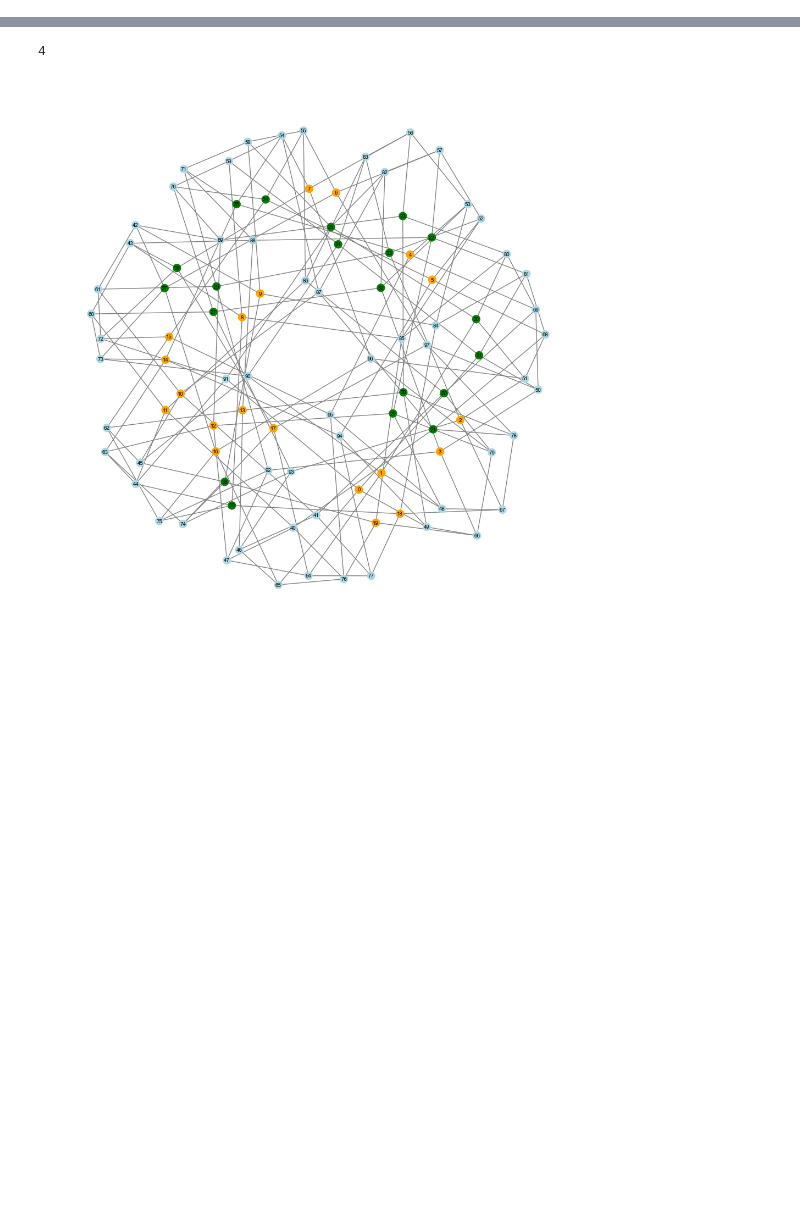
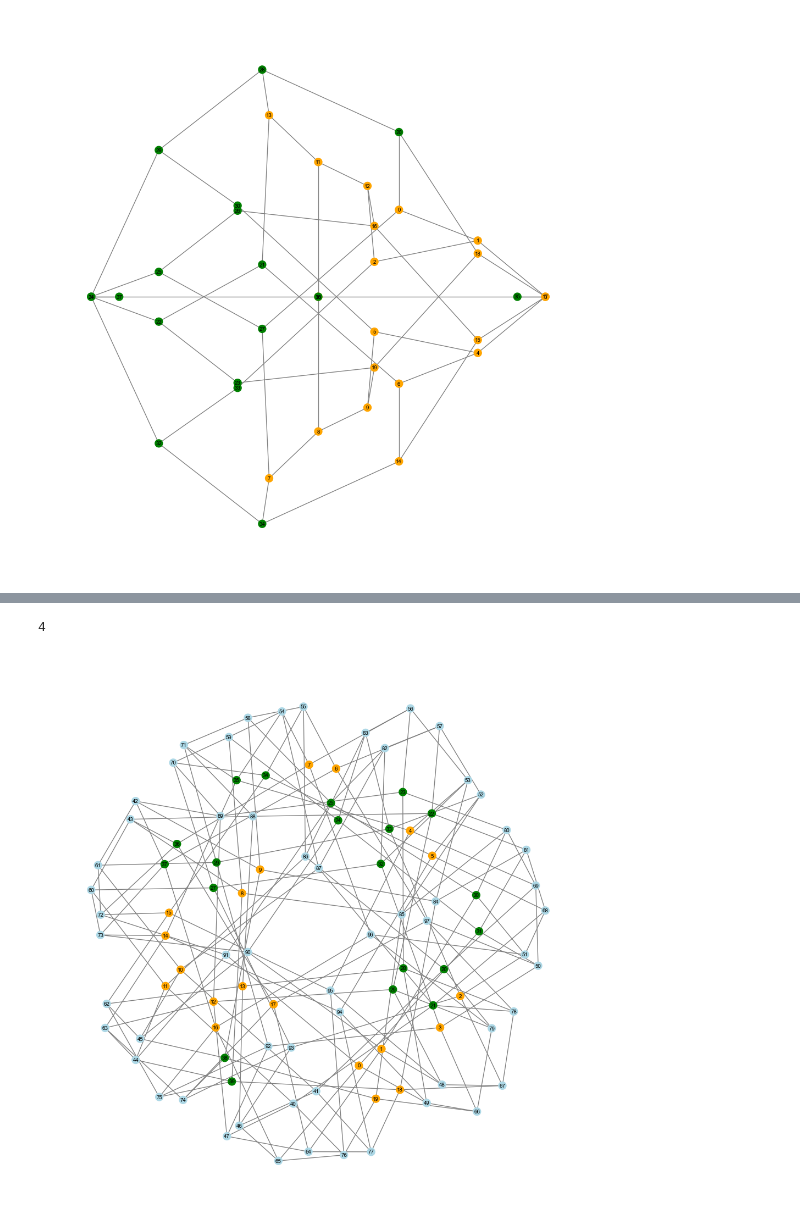
Before and after one commit to larskuhtz/ChainwebSimulations, a Jupyter notebook: Graphs.ipynb, the cells around one changed output, grey strips where cells are left out. Cells and saved outputs as stored; diff of their text form; code cells hidden in the pictures; blank space fills up the shorter version.

```diff
--- a/Graphs.ipynb
+++ b/Graphs.ipynb
@@ -17,0 +79,4 @@ sns.set(style="whitegrid")
+# %%
+draw_chain_graph(nd3k4, pos=nx.spectral_layout(nd3k4, scale=3, center=(0,0), dim=2))
+# %% [output]
+[figure, added]
```
Also changed, not shown: parts of 16 cells of this notebook.
